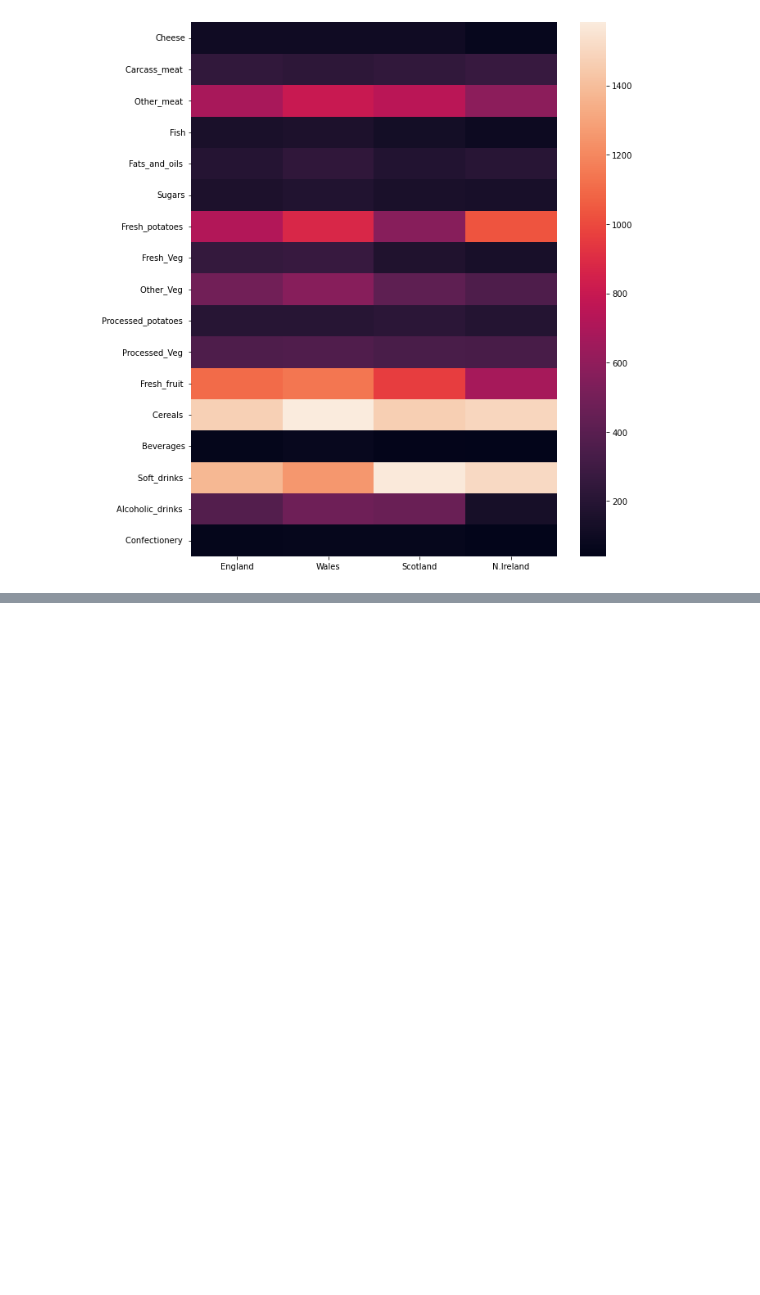
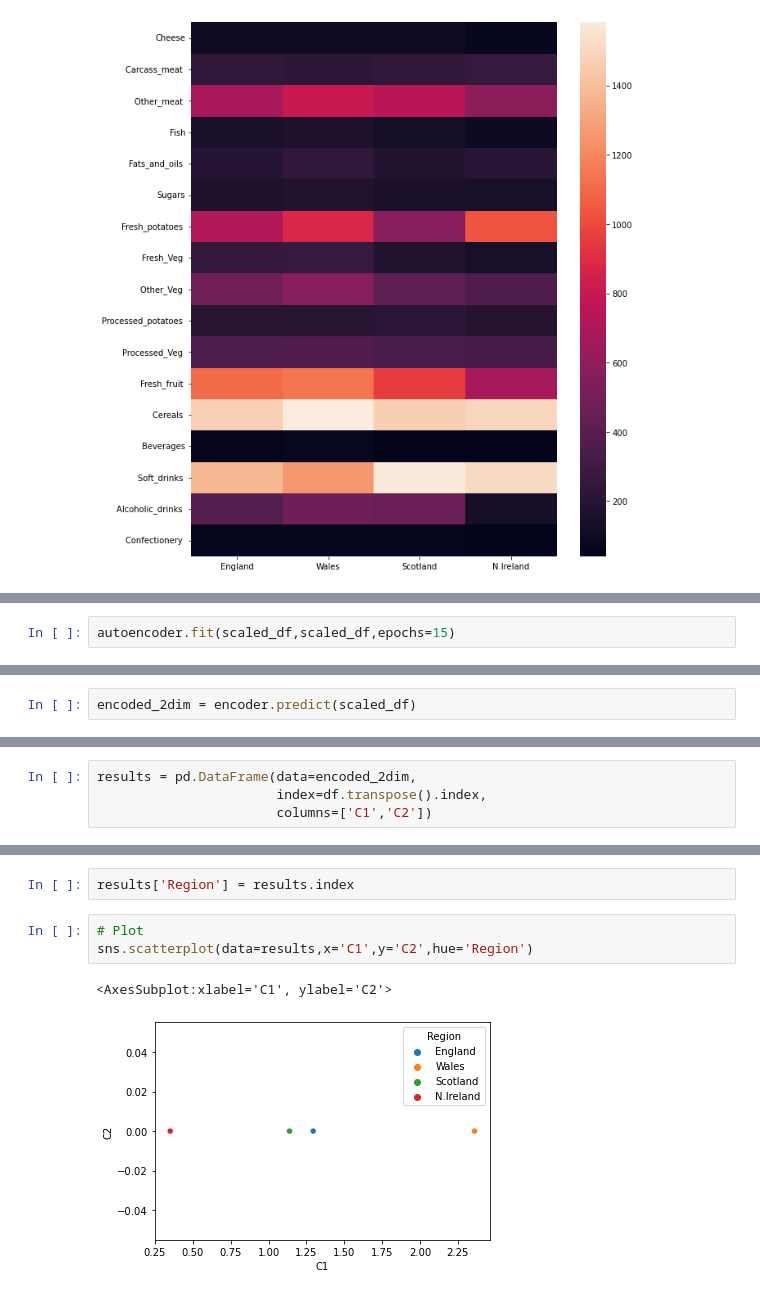
Before and after one commit to mxagar/data_science_python_tools, a Jupyter notebook: 19_NeuralNetworks_Keras/19_09_Keras_Autoencoders/19_09_3_Keras_Autoencoders_Example_Food_Patterns.ipynb, the cells around one changed output, grey strips where cells are left out. Cells and saved outputs as stored; diff of their text form; blank space fills up the shorter version.

Commit message:
autoencoders: final part of example/exercise to discriminate country/region food consumption

```diff
--- a/19_NeuralNetworks_Keras/19_09_Keras_Autoencoders/19_09_3_Keras_Autoencoders_Example_Food_Patterns.ipynb
+++ b/19_NeuralNetworks_Keras/19_09_Keras_Autoencoders/19_09_3_Keras_Autoencoders_Example_Food_Patterns.ipynb
@@ -54,0 +115,2 @@ sns.heatmap(df)
+# %%
+autoencoder.fit(scaled_df,scaled_df,epochs=15)
@@ -54,0 +138,2 @@ sns.heatmap(df)
+# %%
+encoded_2dim = encoder.predict(scaled_df)
@@ -54,0 +151,4 @@ sns.heatmap(df)
+# %%
+results = pd.DataFrame(data=encoded_2dim,
+                       index=df.transpose().index,
+                       columns=['C1','C2'])
@@ -54,0 +163,8 @@ sns.heatmap(df)
+# %%
+results['Region'] = results.index
+# %%
+# Plot
+sns.scatterplot(data=results,x='C1',y='C2',hue='Region')
+# %% [output]
+<AxesSubplot:xlabel='C1', ylabel='C2'>
+[figure, added]
```
Also changed, not shown: parts of 20 cells of this notebook.
